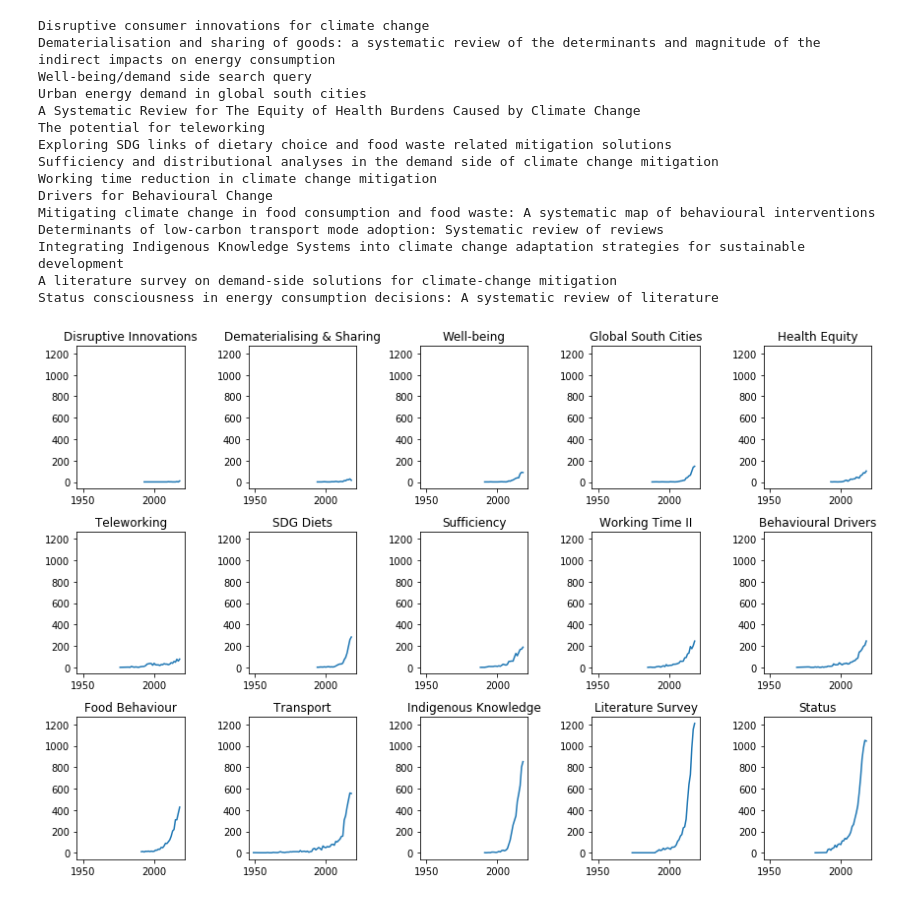
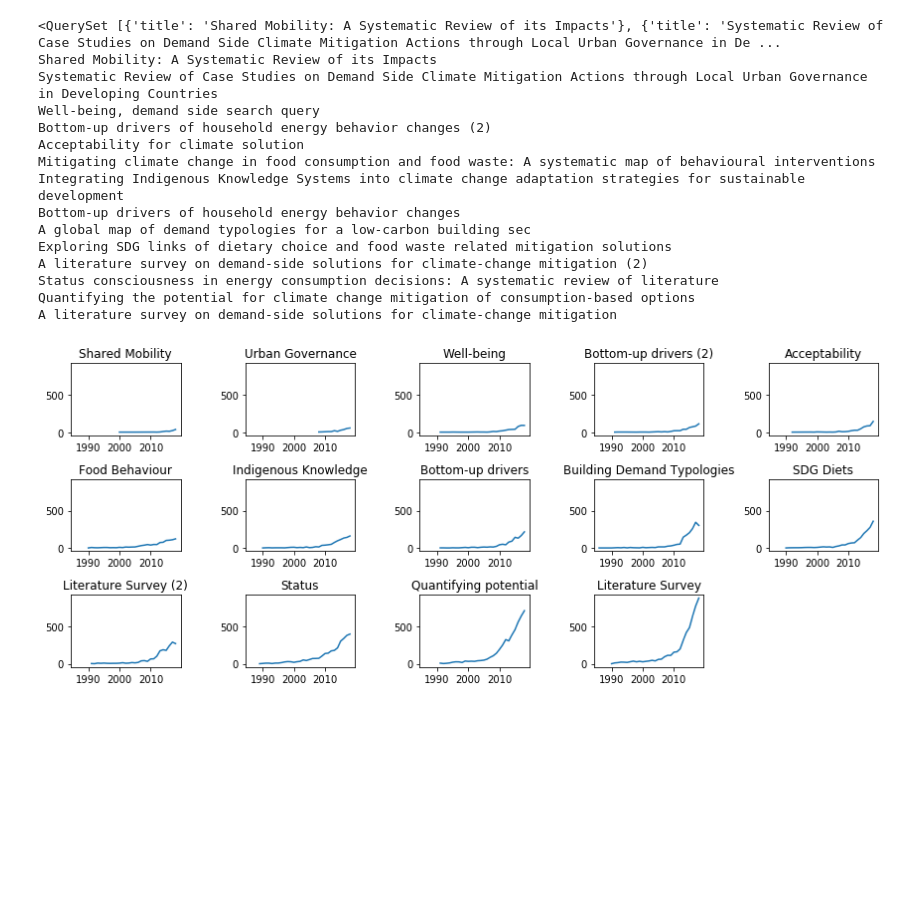
Before and after one commit to mcc-apsis/energy-demand-landscape, a Jupyter notebook: basic_bibliometrics.py.ipynb, the cells around one changed output. Drawn from its saved outputs; the diff is of its cells as text; code cells hidden in the pictures; blank space fills up the shorter version.

```diff
--- a/basic_bibliometrics.py.ipynb
+++ b/basic_bibliometrics.py.ipynb
@@ -26,6 +26,9 @@ short_name_dict = {
     "Status consciousness in energy consumption decisions: A systematic review of literature": "Status",
     "Exploring SDG links of dietary choice and food waste related mitigation solutions-II": "SDG Diets II",
     "Well-being/demand side search query": "Well-being",
+    "Well-being, demand side search query": "Well-being",
+    "Systematic Review of Case Studies on Demand Side Climate Mitigation Actions through Local Urban Governance in Developing Countries":"Urban Governance",
+    "Shared Mobility: A Systematic Review of its Impacts": "Shared Mobility",
     "Working time reduction in climate change mitigation (same paper, diff query)":"Working Time",
     "Working time reduction in climate change mitigation": "Working Time II",
     "Integrating Indigenous Knowledge Systems into climate change adaptation strategies for sustainable development": "Indigenous Knowledge",
@@ -34,60 +37,73 @@ short_name_dict = {
     "Disruptive consumer innovations for climate change": "Disruptive Innovations",
     "Exploring SDG links of dietary choice and food waste related mitigation solutions": "SDG Diets",
     "A literature survey on demand-side solutions for climate-change mitigation": "Literature Survey",
+    "A literature survey on demand-side solutions for climate-change mitigation (2)": "Literature Survey (2)",
     "Urban energy demand in global south cities": "Global South Cities",
     "A Systematic Review for The Equity of Health Burdens Caused by Climate Change": "Health Equity",
     "Drivers for Behavioural Change": "Behavioural Drivers",
-    "The potential for teleworking": "Teleworking"
+    "The potential for teleworking": "Teleworking",
+    "Acceptability for climate solution": "Acceptability",
+    "Quantifying the potential for climate change mitigation of consumption-based options": "Quantifying potential",
+    "A global map of demand typologies for a low-carbon building sec": "Building Demand Typologies",
+    "Bottom-up drivers of household energy behavior changes": "Bottom-up drivers",
+    "Bottom-up drivers of household energy behavior changes (2)": "Bottom-up drivers (2)",
 }
 # %%
 fig = plt.figure(figsize=(12,8))
 
 qs = Query.objects.filter(
     project=p,
+    creator__username="java"
 ).exclude(
-    pk__in=[6262,6265,6256,6263,6260,6303,6299,6270]
+    pk__in=[6262,6265,6256,6263,6260,6303,6299,6270,7924,7923,7922]
 ).order_by('r_count')
+
+print(qs.values('title'))
 
 for i, q in enumerate(qs):
     print(q)
     if i > 0:
-        ax = fig.add_subplot(3,5,i+1,sharey=ax,sharex=ax)
+        ax = fig.add_subplot(5,5,i+1,sharey=ax,sharex=ax)
     else:
-        ax = fig.add_subplot(3,5,i+1)
+        ax = fig.add_subplot(5,5,i+1)
     qdocs = q.doc_set.filter(
         PY__lt=2019
     ).values('PY').annotate(
         n = Count('pk')
     ).order_by('PY')
     df = pd.DataFrame.from_dict(list(qdocs))
-    ax.plot(df['PY'],df['n'])
-    ax.set_title(short_name_dict[q.title])
+    try:
+        ax.plot(df['PY'],df['n'])
+        ax.set_title(short_name_dict[q.title])
+    except:
+        print(df)
+        print(q.id)
 
 fname = "plots/bibliometrics/reviews_PY"
 plt.savefig(f"{fname}.png")
 plt.savefig(
     f"{fname}.svg",
     bbox_inches="tight"
 )
 
 fig.tight_layout()
 # %% [output]
-Disruptive consumer innovations for climate change
-Dematerialisation and sharing of goods: a systematic review of the determinants and magnitude of the indirect impacts on energy consumption
-Well-being/demand side search query
-Urban energy demand in global south cities
-A Systematic Review for The Equity of Health Burdens Caused by Climate Change
-The potential for teleworking
+<QuerySet [{'title': 'Shared Mobility: A Systematic Review of its Impacts'}, {'title': 'Systematic Review of Case Studies on Demand Side Climate Mitigation Actions through Local Urban Governance in De ...
+Shared Mobility: A Systematic Review of its Impacts
+Systematic Review of Case Studies on Demand Side Climate Mitigation Actions through Local Urban Governance in Developing Countries
+Well-being, demand side search query
+Bottom-up drivers of household energy behavior changes (2)
+Acceptability for climate solution
+Mitigating climate change in food consumption and food waste: A systematic map of behavioural interventions
+Integrating Indigenous Knowledge Systems into climate change adaptation strategies for sustainable development
+Bottom-up drivers of household energy behavior changes
+A global map of demand typologies for a low-carbon building sec
 Exploring SDG links of dietary choice and food waste related mitigation solutions
-Sufficiency and distributional analyses in the demand side of climate change mitigation
-Working time reduction in climate change mitigation
-Drivers for Behavioural Change
-Mitigating climate change in food consumption and food waste: A systematic map of behavioural interventions
-Determinants of low-carbon transport mode adoption: Systematic review of reviews
-Integrating Indigenous Knowledge Systems into climate change adaptation strategies for sustainable development
+A literature survey on demand-side solutions for climate-change mitigation (2)
+Status consciousness in energy consumption decisions: A systematic review of literature
+Quantifying the potential for climate change mitigation of consumption-based options
 A literature survey on demand-side solutions for climate-change mitigation
-Status consciousness in energy consumption decisions: A systematic review of literature
-[figure, old version]
+[figure, new version]
 # %%
 p2 = Project.objects.get(pk=148)
 
```
Also changed, not shown: parts of 2 cells of this notebook, 27 other files.
